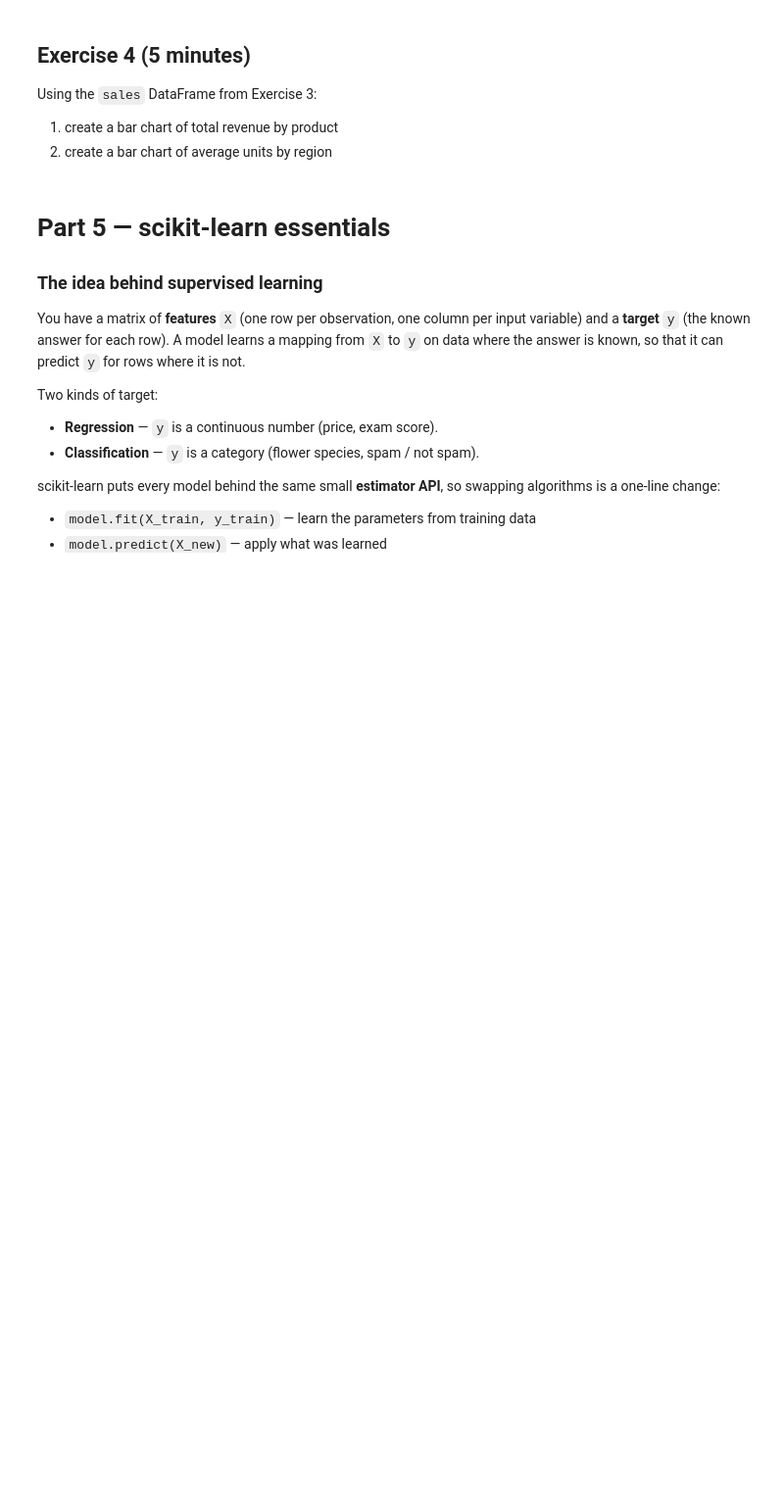
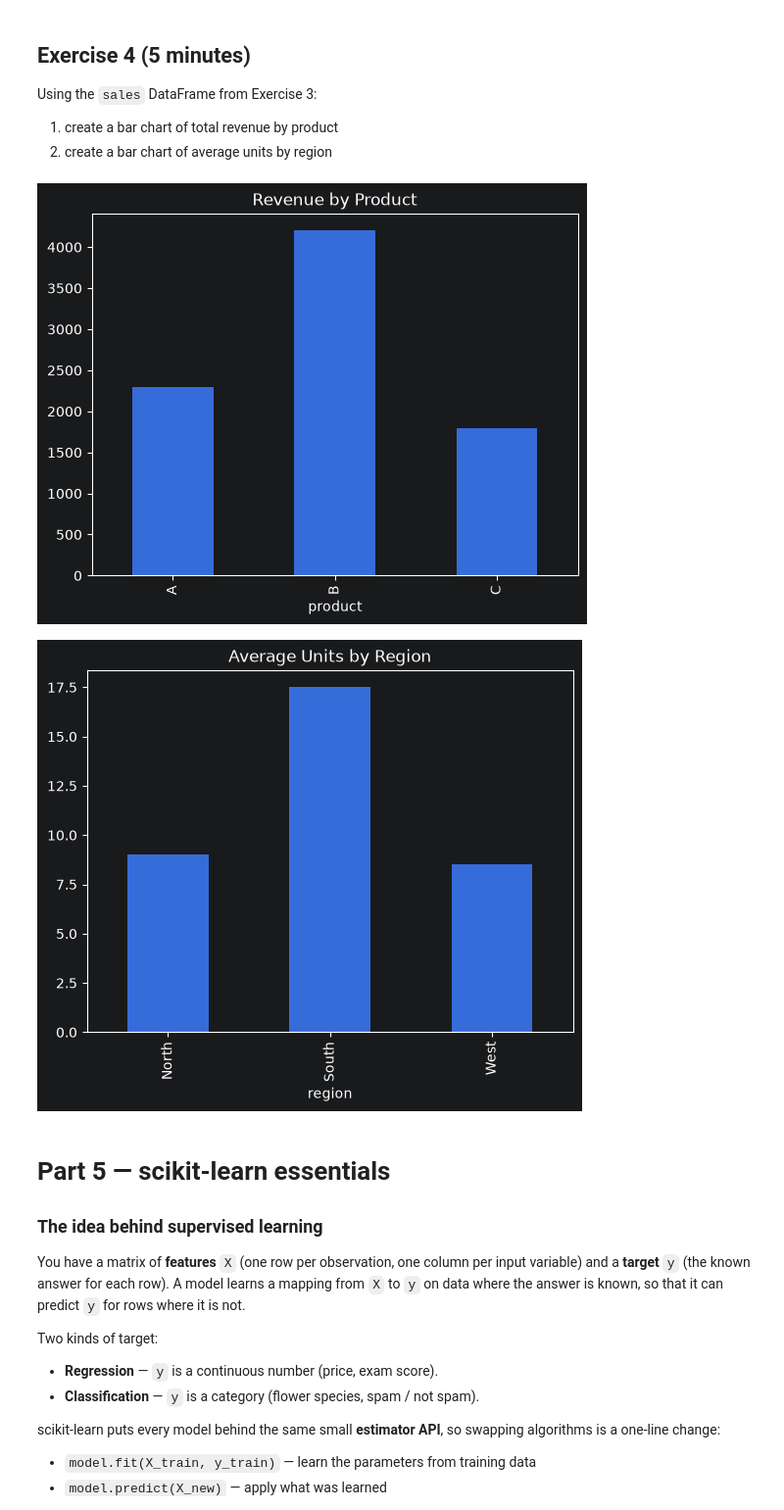
Before and after one commit to kratzaurora/Python_Basics, a Jupyter notebook: python_crash_course.ipynb, the cells around one changed output. Shown at 98% size. Saved outputs shown, nothing was run; the diff lists cells and outputs as text; code cells hidden in the pictures; blank space fills up the shorter version.

```diff
--- a/python_crash_course.ipynb
+++ b/python_crash_course.ipynb
@@ -1126,12 +1147,23 @@ Using the `sales` DataFrame from Exercise 3:
 # %%
 # Exercise 4 — solution
 # Assumes `sales` already exists and includes a 'revenue' column.
+sales = pd.DataFrame({
+    "product": ["A", "B", "A", "C", "B", "A"],
+    "region": ["North", "South", "North", "West", "South", "West"],
+    "units": [10, 15, 8, 12, 20, 5],
+    "price": [100, 120, 100, 150, 120, 100]
+})
+
+sales["revenue"] = sales["units"] * sales["price"]
 
 sales.groupby("product")["revenue"].sum().plot(kind="bar", title="Revenue by Product")
 plt.show()
 
 sales.groupby("region")["units"].mean().plot(kind="bar", title="Average Units by Region")
 plt.show()
+# %% [output]
+[figure, added]
+[figure, added]
 # %% [markdown]
 # Part 5 — scikit-learn essentials
 
```
Also changed, not shown: parts of 5 cells of this notebook.
